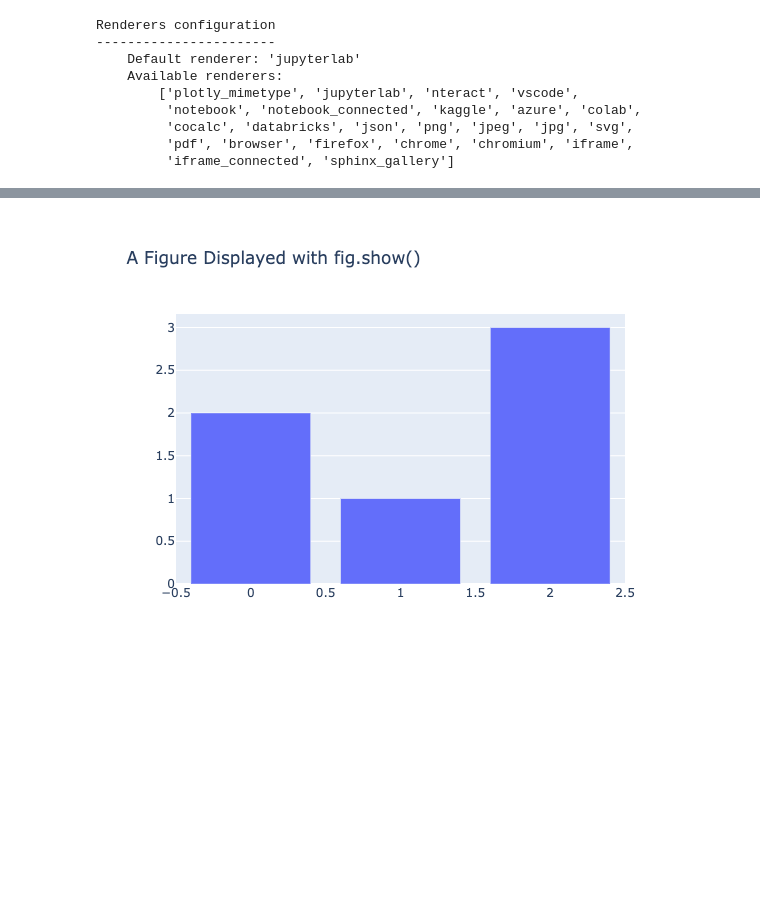
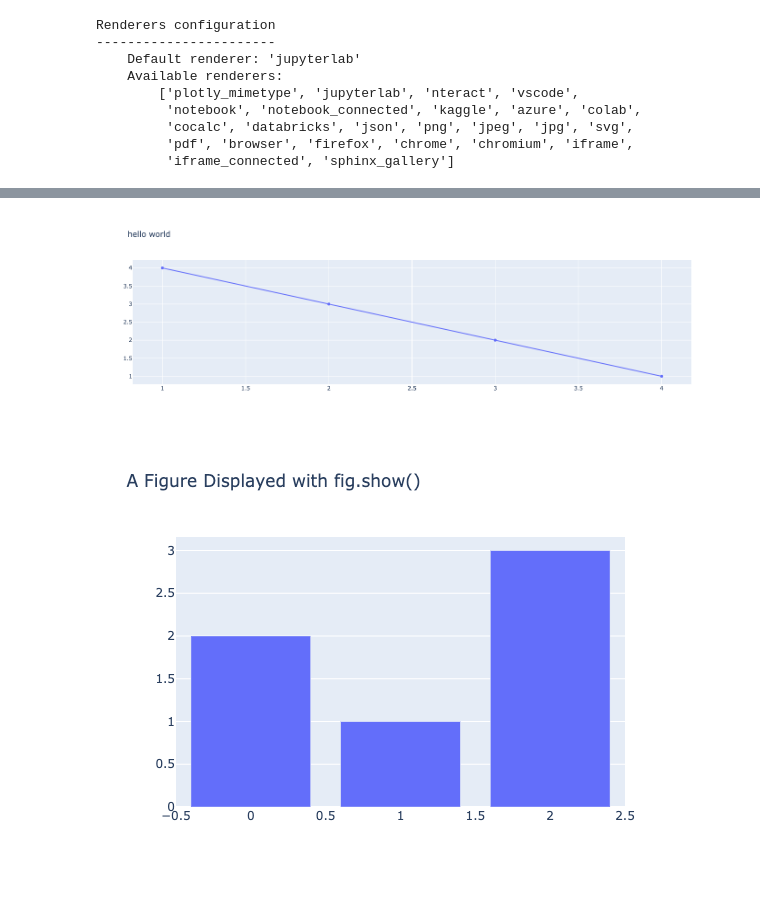
Before and after one commit to skDooley/GLBRC, a Jupyter notebook: GLBRC_Report2.ipynb, the cells around one changed output, grey strips where cells are left out. Saved outputs shown, nothing was run; the diff lists cells and outputs as text; code cells hidden in the pictures; blank space fills up the shorter version.

```diff
--- a/GLBRC_Report2.ipynb
+++ b/GLBRC_Report2.ipynb
@@ -295,3 +265,15 @@ fig.show(renderer="notebook_connected")
+# %%
+import plotly
+import plotly.graph_objs as go
+
+plotly.offline.init_notebook_mode(connected=True)
+
+plotly.offline.iplot({
+    "data": [go.Scatter(x=[1, 2, 3, 4], y=[4, 3, 2, 1])],
+    "layout": go.Layout(title="hello world")
+})
+# %% [output]
+[figure, added]
 # %%
 fig = go.Figure(
     data=[go.Bar(y=[2, 1, 3])],
```
Also changed, not shown: parts of 6 cells of this notebook, 1 other file.
